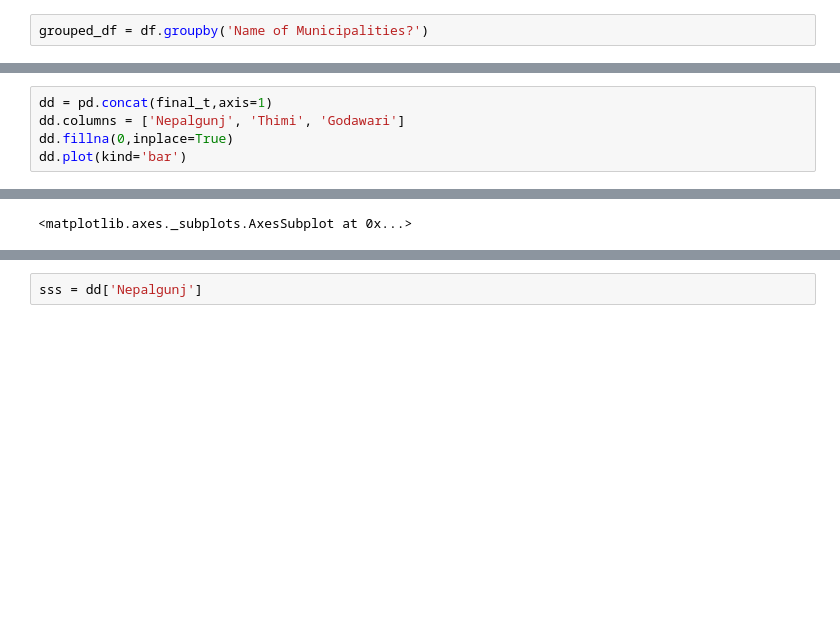
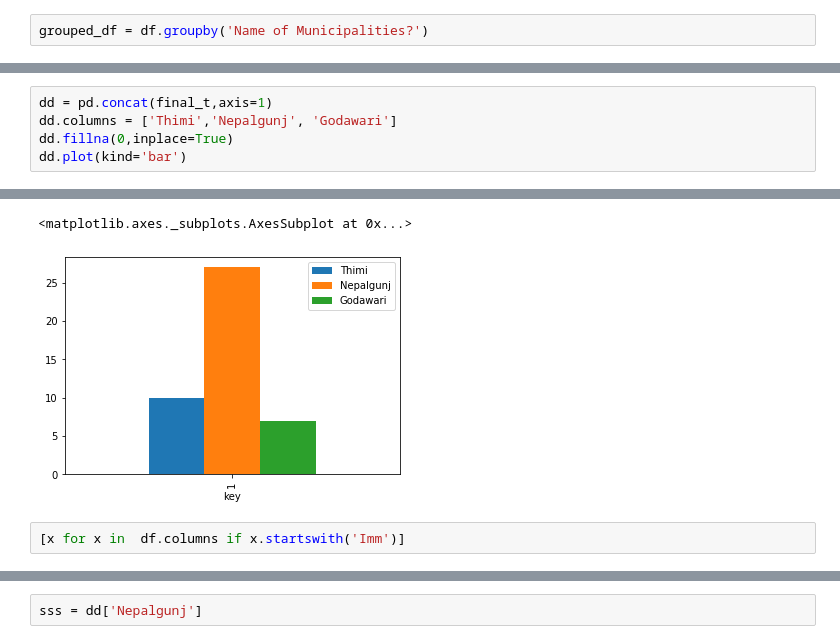
Before and after one commit to kaushu42/everest-hack-the-end, a Jupyter notebook: notebooks/Untitled.ipynb, the cells around one changed output, grey strips where cells are left out. Cells and saved outputs as stored; diff of their text form; blank space fills up the shorter version.

```diff
--- a/notebooks/Untitled.ipynb
+++ b/notebooks/Untitled.ipynb
@@ -218,6 +219,6 @@ for m in municipalities:
 # %%
 dd = pd.concat(final_t,axis=1)
-dd.columns = ['Nepalgunj', 'Thimi', 'Godawari']
+dd.columns = ['Thimi','Nepalgunj', 'Godawari']
 dd.fillna(0,inplace=True)
 dd.plot(kind='bar')
 # %% [output]
@@ -226,3 +225,6 @@ dd.plot(kind='bar')
 <matplotlib.axes._subplots.AxesSubplot at 0x...>
+[figure, added]
+# %%
+[x for x in  df.columns if x.startswith('Imm')]
 # %%
 temp.index
```
Also changed, not shown: parts of 25 cells of this notebook, 12 other files.
